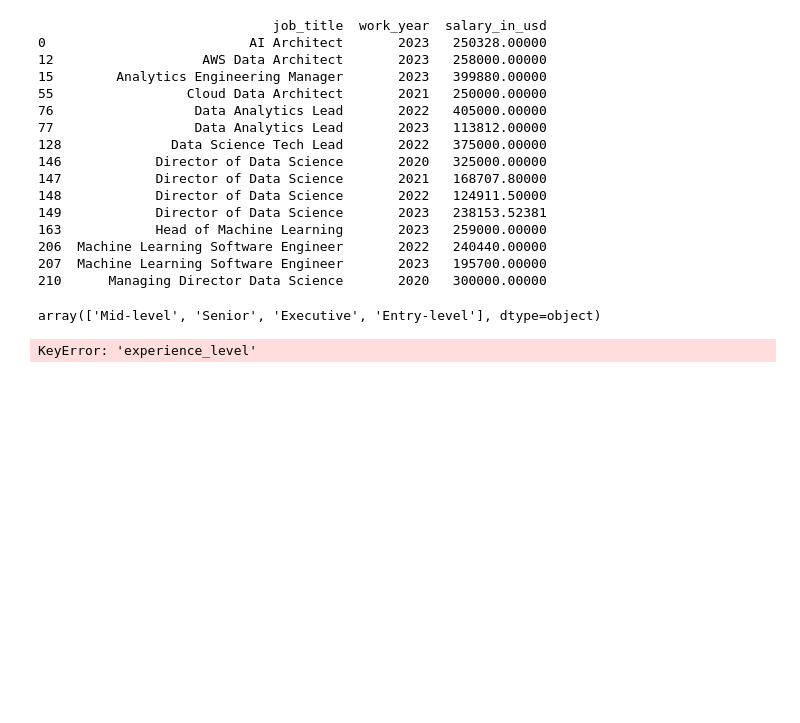
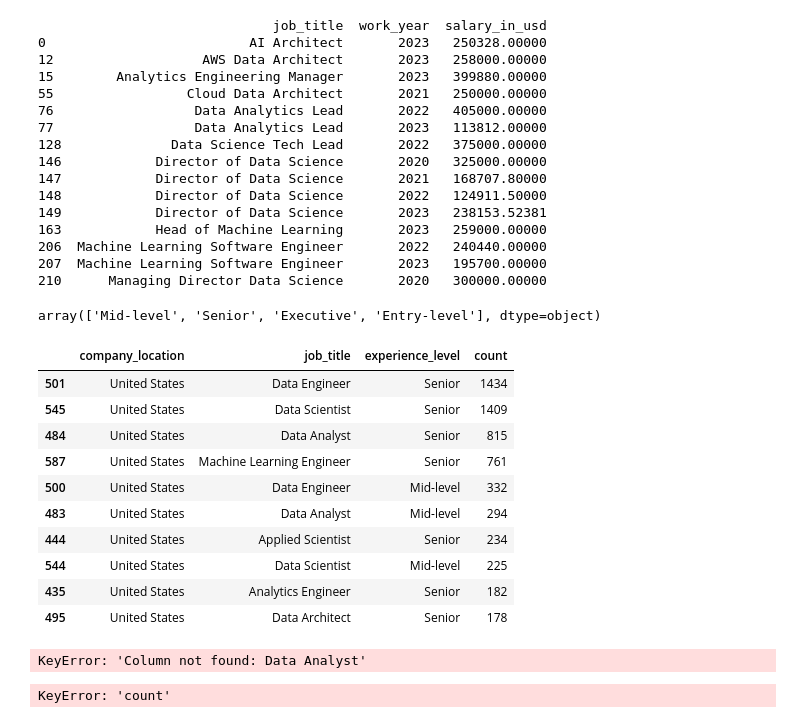
Before and after one commit to chonyeagoro/Project_-1, a Jupyter notebook: Jobs_salaries.ipynb, the cells around one changed output. Cells and saved outputs as stored; diff of their text form; code cells hidden in the pictures; blank space fills up the shorter version.

```diff
--- a/Jobs_salaries.ipynb
+++ b/Jobs_salaries.ipynb
@@ -129,7 +132,8 @@ data_df.head(10)
 #Using the top 10 job titles, find the locations for those job titles.
 data_df = df.groupby(['company_location', 'job_title', 'work_year']).size().reset_index(name='count')
 data_df = data_df.sort_values(by='count', ascending=False)
-data_df.head(10)
+data_df = data_df.head(10)
+data_df
 # %% [output]
 |  | company_location | job_title | work_year | count |
 | 479 | United States | Data Engineer | 2023 | 1502 |
@@ -170,7 +174,7 @@ years = [2020, 2021, 2022, 2023]
 mean_salary_by_year = pd.DataFrame(columns=['year', 'job_title', 'mean_salary_in_usd'])
 for year in years:
     # Filter Dataframe
-    df_year = df[df['work_year'] == year]
+    df_year = data_df[data_df['work_year'] == year]
     #mean= pd.DataFrame(columns=['year', 'job_title', 'mean_salary_in_usd'])
     #mean = df_year.groupby('job_title')['salary_in_usd'].mean().reset_index()
     #mean= mean_salary_year.sort_values(by='salary_in_usd')
@@ -180,8 +184,8 @@ for year in years:
     mean_salary_job_top_to_bottom = mean_salary_job_title.sort_values(by="salary_in_usd", ascending=False)
     # Add the year column
     top_10_jobs = mean_salary_job_top_to_bottom.head(10)
-    #top_10_jobs["Year"] = years
-    #mean_salary_by_year = mean_salary_by_year.append(top_10_jobs, ignore_index=True)
+    top_10_jobs["Year"] = years
+    mean_salary_by_year = mean_salary_by_year.append(top_10_jobs, ignore_index=True)
 
     print(mean_salary_job_top_to_bottom)
 
@@ -230,7 +218,7 @@ years = [2020, 2021, 2022, 2023]
 mean_salary_by_year = pd.DataFrame(columns=['work_year', 'job_title', 'mean_salary_in_usd'])
 for year in years:
     # Filter DataFrame
-    df_year = df[df['work_year'] == year]
+    df_year = data_df[df['work_year'] == year]
     # Calculate mean salary for each job title
     mean_salary_year = df_year.groupby('job_title')['salary_in_usd'].mean().reset_index()
     # Sort mean salaries in descending order
@@ -372,13 +360,35 @@ unique_experience_levels = df['experience_level'].unique()
 unique_experience_levels
 # %% [output]
 array(['Mid-level', 'Senior', 'Executive', 'Entry-level'], dtype=object)
+# %%
+data_df = df.groupby(['company_location', 'job_title', "experience_level"]).size().reset_index(name='count')
+data_df = data_df.sort_values(by='count', ascending=False)
+data_df = data_df.head(10)
+data_df
+# %% [output]
+|  | company_location | job_title | experience_level | count |
+| 501 | United States | Data Engineer | Senior | 1434 |
+| 545 | United States | Data Scientist | Senior | 1409 |
+| 484 | United States | Data Analyst | Senior | 815 |
+| 587 | United States | Machine Learning Engineer | Senior | 761 |
+| 500 | United States | Data Engineer | Mid-level | 332 |
+| 483 | United States | Data Analyst | Mid-level | 294 |
+| 444 | United States | Applied Scientist | Senior | 234 |
+| 544 | United States | Data Scientist | Mid-level | 225 |
+| 435 | United States | Analytics Engineer | Senior | 182 |
+| 495 | United States | Data Architect | Senior | 178 |
+# %%
+experience_data_analyst = df[df]
+experience_data_analyst
+# %% [output]
+KeyError: 'Column not found: Data Analyst'
 # %%
 #What is the distribution of experience levels among employees in terms of top 10 job titles and proportion percentages?
-#top_10_jobs = data_df.sort_values(by='count', ascending=False).head(10)
+top_10_jobs = df.sort_values(by="count", ascending=False).head(10)
 
 # Select the experience level for the first 10 jobs
-first_10_jobs_exp_level = data_df["experience_level"].head(10)
+first_10_jobs_exp_level = df["experience_level"].head(10)
 # Print the experience level for these 10 jobs
 print(first_10_jobs_exp_level)
 # %% [output]
-KeyError: 'experience_level'
+KeyError: 'count'
```
Also changed, not shown: parts of 3 cells of this notebook.
